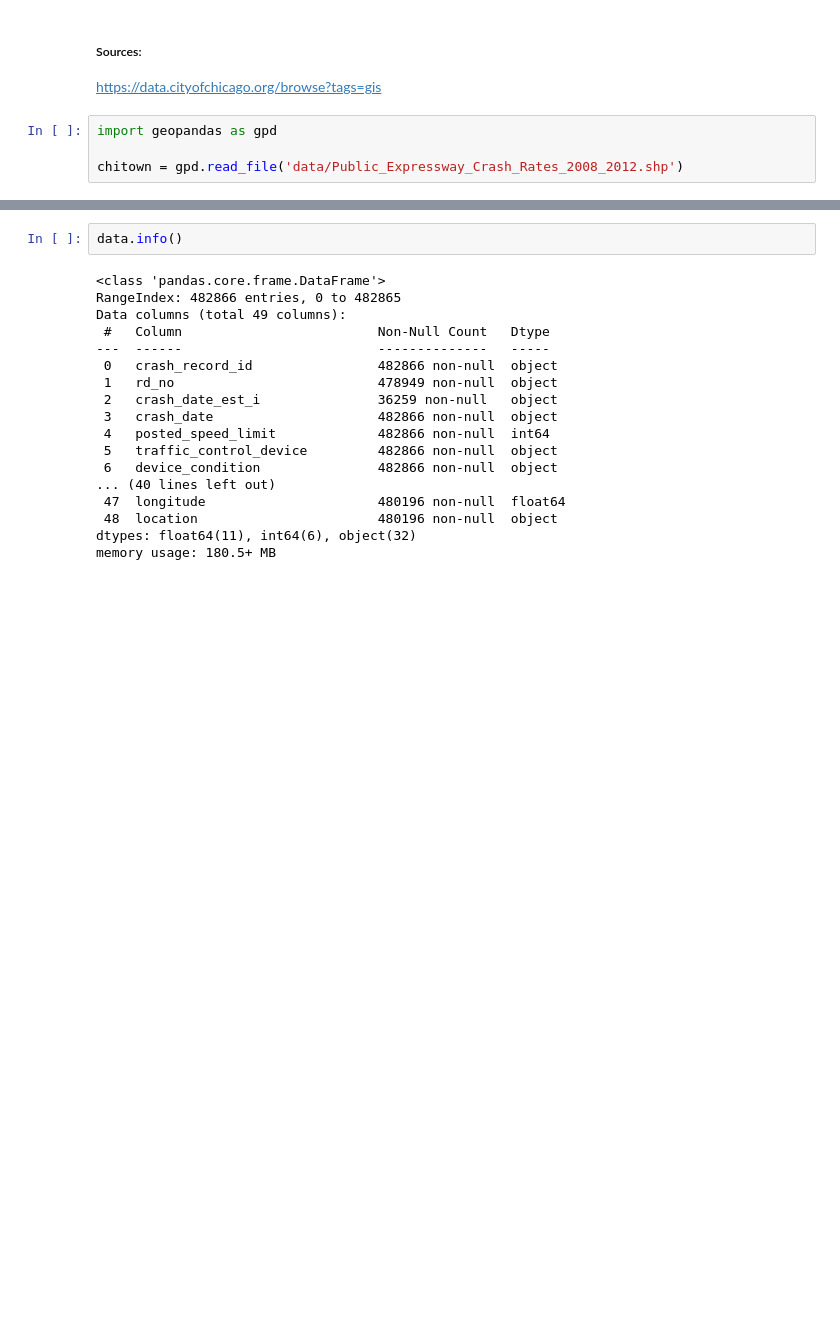
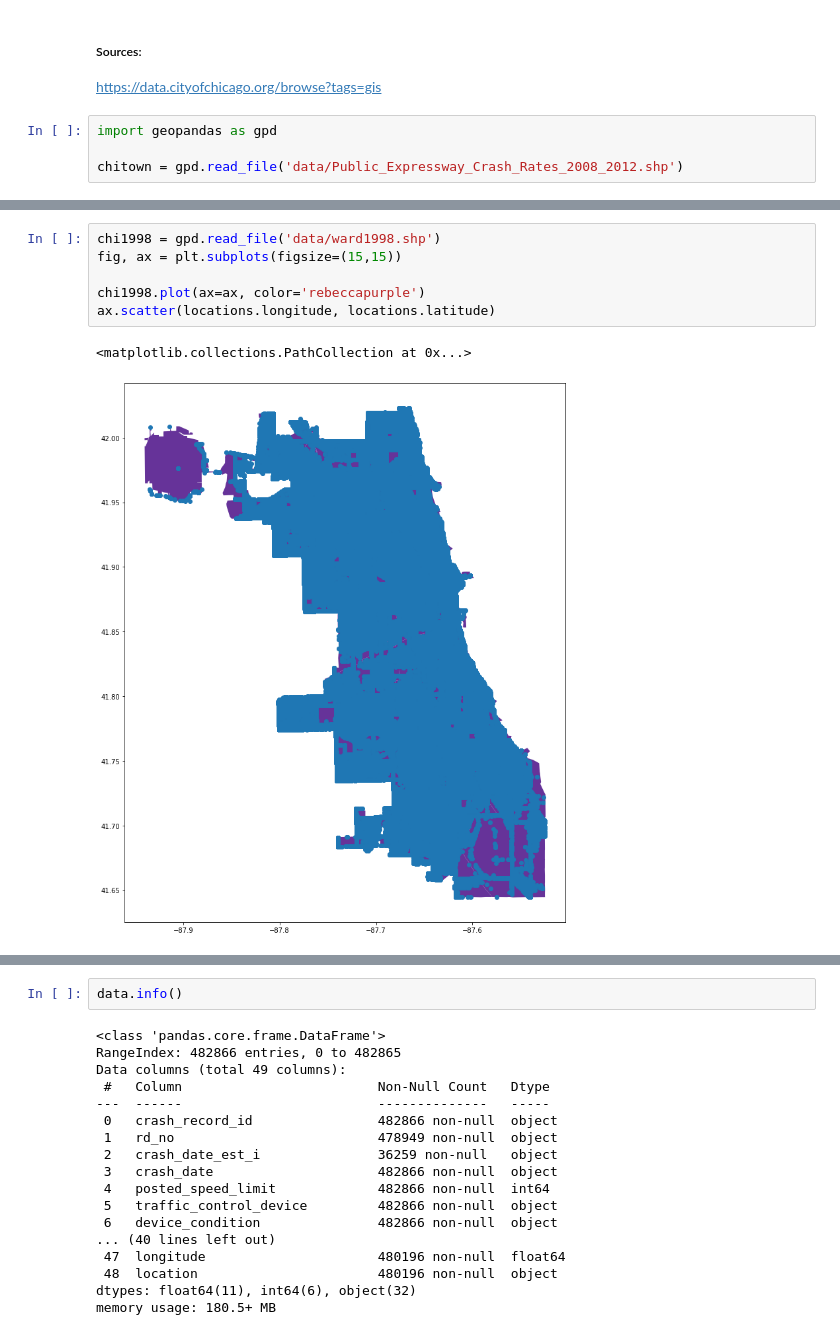
Before and after one commit to marcosvppfernandes/chicagoteam_quanggang, a Jupyter notebook: jamie_notebook.ipynb, the cells around one changed output, grey strips where cells are left out. Cells and saved outputs as stored; diff of their text form; blank space fills up the shorter version.

```diff
--- a/jamie_notebook.ipynb
+++ b/jamie_notebook.ipynb
@@ -302,0 +397,9 @@ chitown = gpd.read_file('data/Public_Expressway_Crash_Rates_2008_2012.shp')
+# %%
+chi1998 = gpd.read_file('data/ward1998.shp')
+fig, ax = plt.subplots(figsize=(15,15))
+
+chi1998.plot(ax=ax, color='rebeccapurple')
+ax.scatter(locations.longitude, locations.latitude)
+# %% [output]
+<matplotlib.collections.PathCollection at 0x...>
+[figure, added]
```
Also changed, not shown: parts of 19 cells of this notebook, 10 other files.
